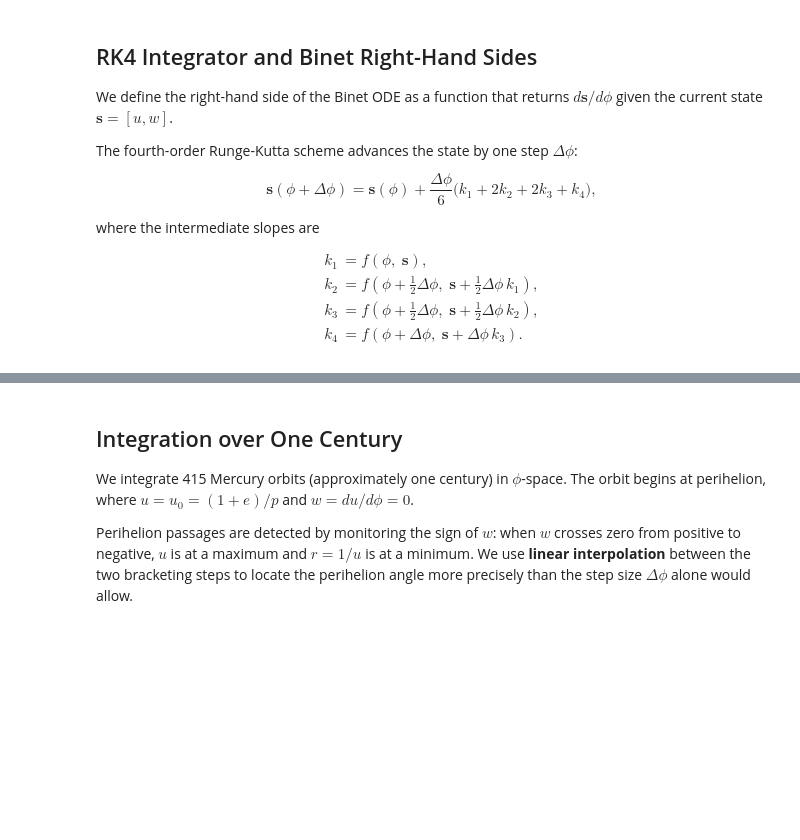
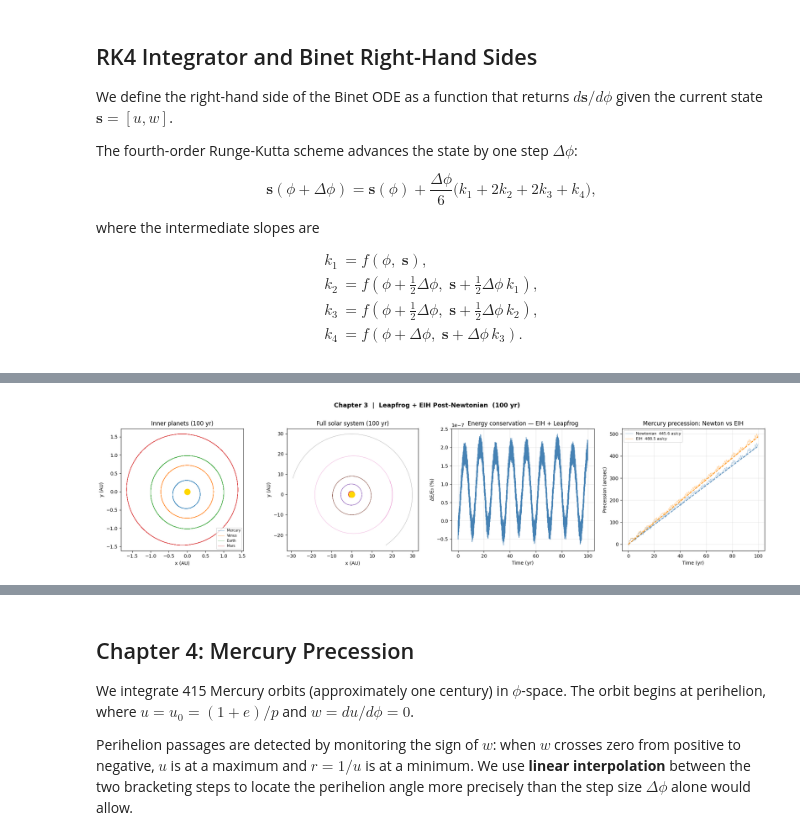
Before and after one commit to aditya-jyrj/solar-system, a Jupyter notebook: project.ipynb, the cells around one changed output, grey strips where cells are left out. Drawn from its saved outputs; the diff is of its cells as text; code cells hidden in the pictures; blank space fills up the shorter version.

```diff
--- a/project.ipynb
+++ b/project.ipynb
@@ -604,0 +905,17 @@ def rk4_step(f, s, phi, dphi):
+# %%
+DT3, YR3  = 0.01, 100
+STEPS3    = int(YR3 * DAY_YEAR / DT3)
+SAVE3     = 1
+
+pos0, vel0, gm0 = pack_state()
+
+print(f"Chapter 3: Leapfrog + EIH   dt={DT3} d   {YR3} yr   {STEPS3:,} steps")
+print("  (EIH adds extra pairwise work per step — expect ~3x slower than Chapter 2)")
+tr3, tv3, te3 = integrate(pos0, vel0, gm0, DT3, STEPS3,
+                           save_every=SAVE3, method='leapfrog', use_eih=True,
+                           progress_every=25_000)
+t3 = np.arange(len(te3)) * DT3 * SAVE3 / DAY_YEAR
+print("Done.")
+
+rate3, t3_yr, angles3 = measure_precession(tr3, tv3, IDX_MERC, DT3, SAVE3)
+print(f"Mercury precession (EIH):  {rate3:+.1f} arcsec/century")
@@ -604,0 +930,59 @@ def rk4_step(f, s, phi, dphi):
+# %%
+fig, axes = plt.subplots(1, 4, figsize=(20, 5))
+fig.suptitle("Chapter 3  |  Leapfrog + EIH Post-Newtonian  (100 yr)",
+             fontsize=13, fontweight='bold')
+
+# --- inner planet orbits ---
+ax = axes[0]
+ax.set_aspect('equal')
+ax.scatter(0, 0, color='gold', s=150, zorder=6)
+for name in ['Mercury', 'Venus', 'Earth', 'Mars']:
+    idx = PNAMES.index(name) + 1
+    r_hel = tr3[::4, idx] - tr3[::4, 0]
+    ax.plot(r_hel[:, 0], r_hel[:, 1], lw=0.4, label=name)
+ax.set_xlabel('x (AU)');  ax.set_ylabel('y (AU)')
+ax.set_title('Inner planets (100 yr)')
+ax.legend(fontsize=7)
+
+# --- full solar system ---
+ax = axes[1]
+ax.set_aspect('equal')
+ax.scatter(0, 0, color='gold', s=150, zorder=6)
+for idx in range(1, len(gm0)):
+    r_hel = tr3[::4, idx] - tr3[::4, 0]
+    ax.plot(r_hel[:, 0], r_hel[:, 1], lw=0.4)
+ax.set_xlabel('x (AU)');  ax.set_ylabel('y (AU)')
+ax.set_title('Full solar system (100 yr)')
+
+# --- energy conservation ---
+ax = axes[2]
+dE3 = (te3 - te3[0]) / abs(te3[0]) * 100
+ax.plot(t3, dE3, lw=0.8, color='steelblue')
+ax.set_xlabel('Time (yr)');  ax.set_ylabel('ΔE/E₀ (%)')
+ax.set_title('Energy conservation — EIH + Leapfrog')
+ax.grid(True, alpha=0.3)
+
+# --- mercury precession comparison Ch2 vs Ch3 ---
+ax = axes[3]
+fit2 = np.polyval(np.polyfit(t2_yr, angles2, 1), t2_yr)
+fit3 = np.polyval(np.polyfit(t3_yr, angles3, 1), t3_yr)
+ax.plot(t2_yr, (angles2 - angles2[0]) * ARCSEC, lw=0.6, color='steelblue',
+        alpha=0.6, label=f'Newtonian  {rate2:.1f} as/cy')
+ax.plot(t3_yr, (angles3 - angles3[0]) * ARCSEC, lw=0.6, color='darkorange',
+        alpha=0.6, label=f'EIH  {rate3:.1f} as/cy')
+ax.plot(t2_yr, (fit2 - fit2[0]) * ARCSEC, ls='--', lw=1.5, color='steelblue')
+ax.plot(t3_yr, (fit3 - fit3[0]) * ARCSEC, ls='--', lw=1.5, color='darkorange')
+ax.set_xlabel('Time (yr)');  ax.set_ylabel('Precession (arcsec)')
+ax.set_title('Mercury precession: Newton vs EIH')
+ax.legend(fontsize=8);  ax.grid(True, alpha=0.3)
+
+plt.tight_layout()
+plt.show()
+
+print(f"Max energy error: {np.max(np.abs(dE3)):.5f}%")
+print(f"Newtonian precession : {rate2:+.1f} arcsec/cy")
+print(f"EIH precession       : {rate3:+.1f} arcsec/cy")
+print(f"GR contribution (EIH - Newton): {rate3 - rate2:+.1f} arcsec/cy  (expected ~43)")
+print(f"Observed total: 574.10 arcsec/cy")
+# %% [output]
+[figure, added]
@@ -605,5 +994,5 @@ def rk4_step(f, s, phi, dphi):
 # %% [markdown]
-## Integration over One Century
+## Chapter 4: Mercury Precession
 
 We integrate 415 Mercury orbits (approximately one century) in $\phi$-space.
 The orbit begins at perihelion, where $u = u_0 = (1+e)/p$ and $w = du/d\phi = 0$.
```
Also changed, not shown: parts of 17 cells of this notebook.
